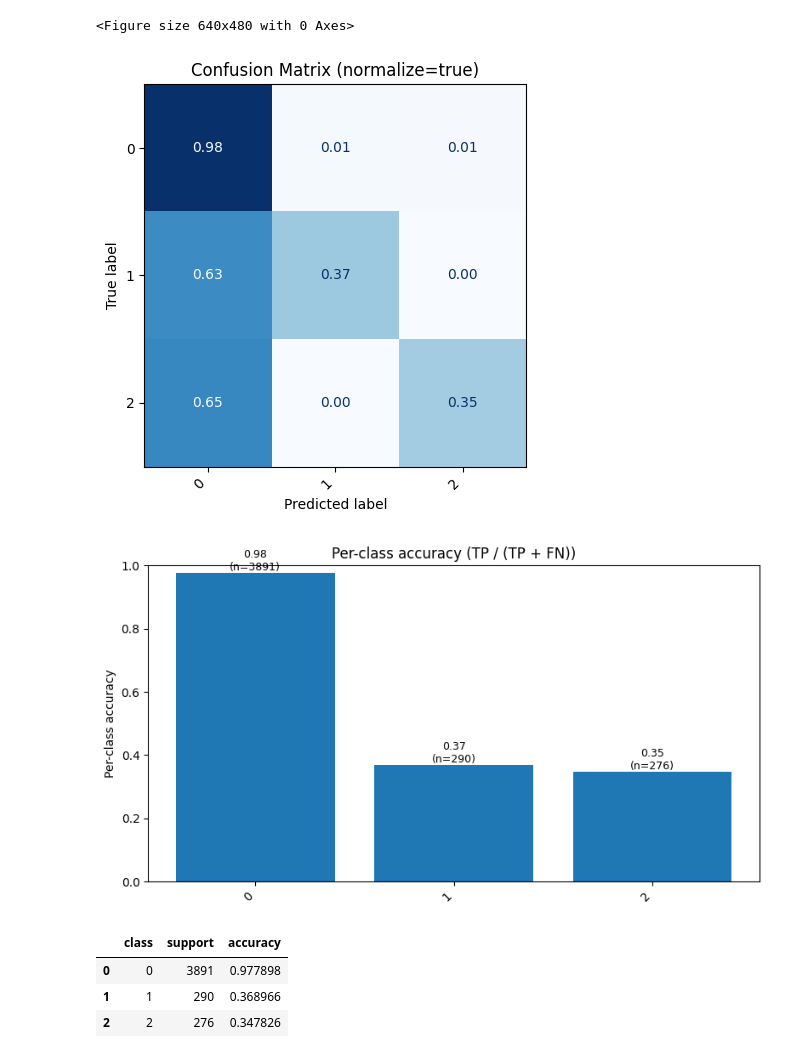
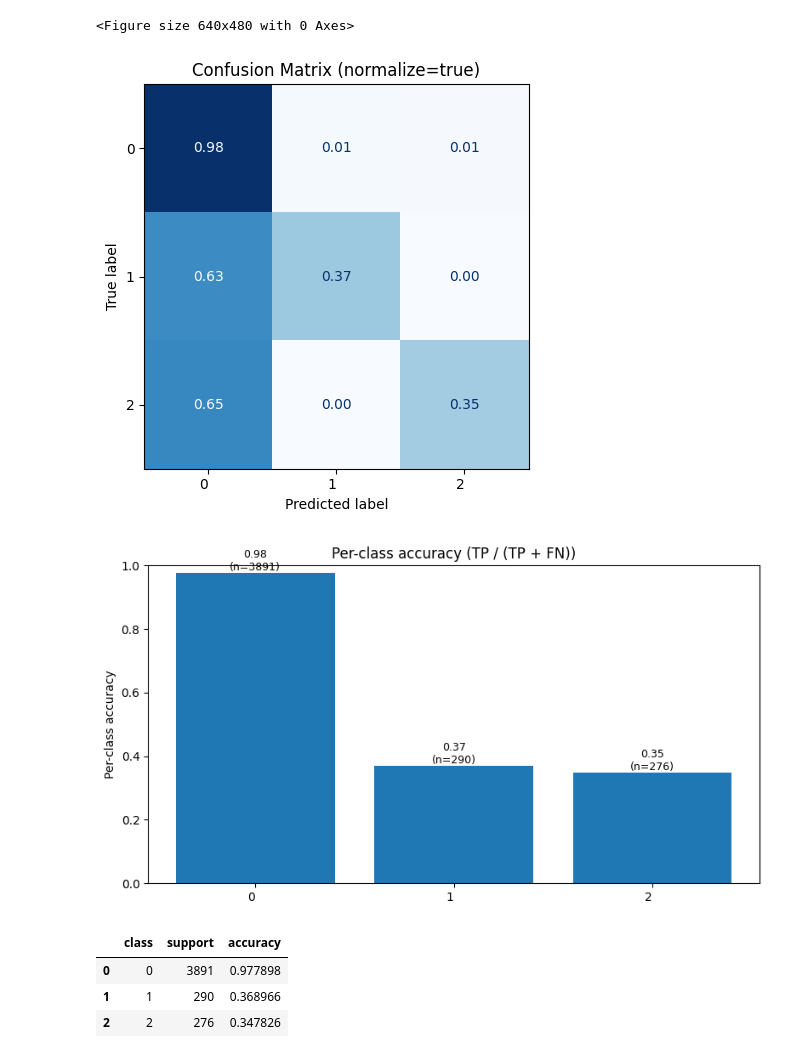
Before and after one commit to Borto71/Prediction-su-segnali-di-gioco, a Jupyter notebook: notebooks/notebook.ipynb, the cells around one changed output. Saved outputs shown, nothing was run; the diff lists cells and outputs as text; code cells hidden in the pictures.

Commit message:
graphs fixed

```diff
--- a/notebooks/notebook.ipynb
+++ b/notebooks/notebook.ipynb
@@ -118,7 +118,7 @@ def confusion_and_per_class_acc(y_true: np.ndarray, y_pred: np.ndarray, class_na
     plt.figure()
     disp.plot(values_format=".2f" if normalize else "d", cmap="Blues", colorbar=False)
     plt.title(f"Confusion Matrix{'' if not normalize else f' (normalize={normalize})'}")
-    plt.xticks(rotation=45, ha="right")
+    plt.xticks(ha="right")
     plt.tight_layout()
     plt.show()
 
@@ -140,35 +140,35 @@ def confusion_and_per_class_acc(y_true: np.ndarray, y_pred: np.ndarray, class_na
     acc_plot = per_class_df["accuracy"].values
     support_plot = per_class_df["support"].values
 
     plt.figure(figsize=(8, 4.5))
     bars = plt.bar(classes_plot, acc_plot)
     plt.ylabel("Per-class accuracy")
     plt.ylim(0, 1.0)
     plt.title("Per-class accuracy (TP / (TP + FN))")
-    plt.xticks(rotation=45, ha="right")
+    plt.xticks(ha="right")
     # Annotazioni con valore accuracy e supporto
     for rect, acc, supp in zip(bars, acc_plot, support_plot):
         height = rect.get_height()
         plt.text(rect.get_x() + rect.get_width()/2.0, height,
                  f"{acc:.2f}\n(n={supp})",
                  ha="center", va="bottom", fontsize=9)
     plt.tight_layout()
     plt.show()
 
     return cm_raw, per_class_df
 
 # Esempio d'uso (lasciato invariato):
 df_log = load_training_log("../logs/train_log.jsonl")
 plot_learning_curves(df_log)
 
 y_true, y_pred, y_prob = load_predictions_json("../logs/test_predictions.json")
 cm_raw, per_class_df = confusion_and_per_class_acc(y_true, y_pred, class_names=None, normalize="true")
 per_class_df
 # %% [output]
 [figure]
 [figure]
 <Figure size 640x480 with 0 Axes>
-[figure, old version]
+[figure, new version]
 [figure]
 |  | class | support | accuracy |
 | 0 | 0 | 3891 | 0.977898 |
```
